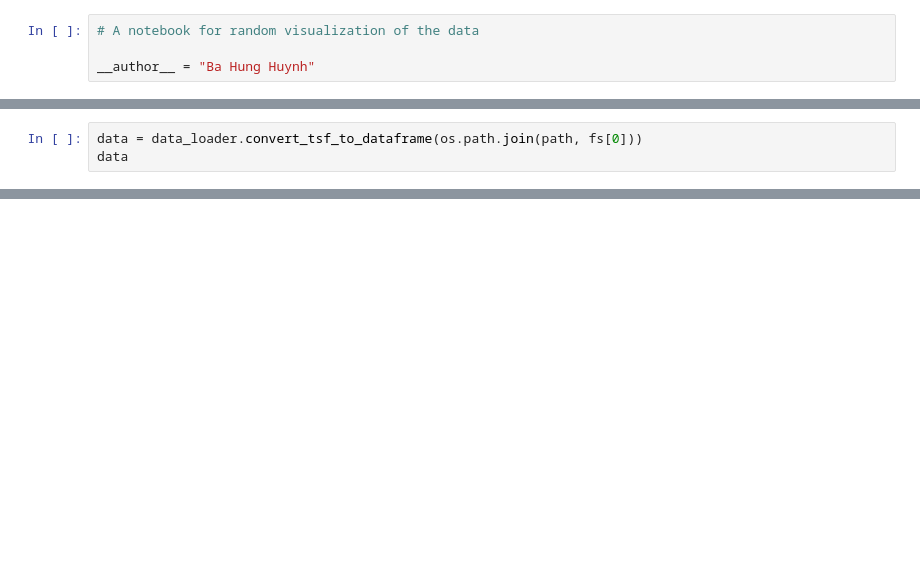
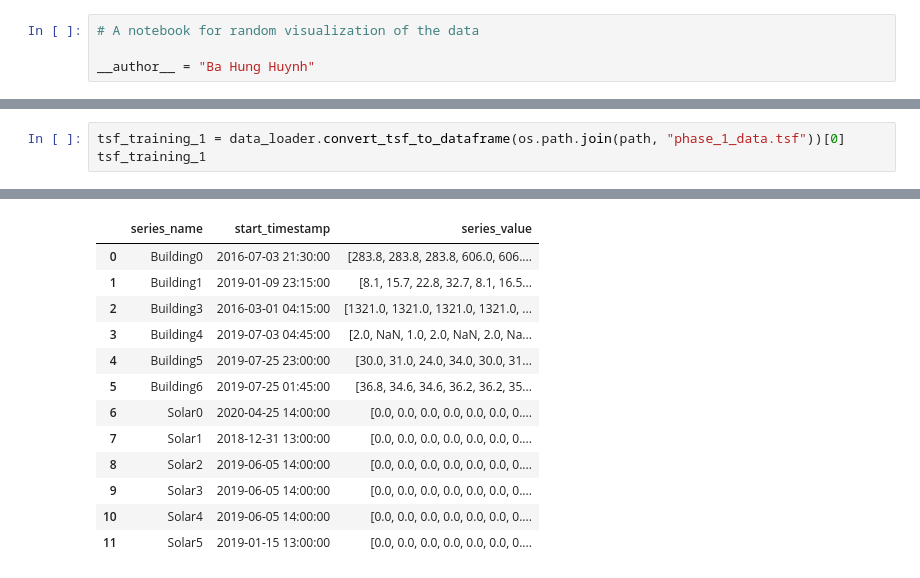
Before and after one commit to hbhungg/tinygrid, a Jupyter notebook: visualize_notebook.ipynb, the cells around one changed output, grey strips where cells are left out. Drawn from its saved outputs; the diff is of its cells as text; blank space fills up the shorter version.

```diff
--- a/visualize_notebook.ipynb
+++ b/visualize_notebook.ipynb
@@ -30,6 +30,6 @@ fs
  'phase2_instance_small_4.txt',
  'ERA5_Weather_Data_Monash.csv']
 # %%
-data = data_loader.convert_tsf_to_dataframe(os.path.join(path, fs[0]))
-data
+tsf_training_1 = data_loader.convert_tsf_to_dataframe(os.path.join(path, "phase_1_data.tsf"))[0]
+tsf_training_1
 # %% [output]
@@ -53,3 +36,16 @@ data
+|  | series_name | start_timestamp | series_value |
+| 0 | Building0 | 2016-07-03 21:30:00 | [283.8, 283.8, 283.8, 606.0, 606.... |
+| 1 | Building1 | 2019-01-09 23:15:00 | [8.1, 15.7, 22.8, 32.7, 8.1, 16.5... |
+| 2 | Building3 | 2016-03-01 04:15:00 | [1321.0, 1321.0, 1321.0, 1321.0, ... |
+| 3 | Building4 | 2019-07-03 04:45:00 | [2.0, NaN, 1.0, 2.0, NaN, 2.0, Na... |
+| 4 | Building5 | 2019-07-25 23:00:00 | [30.0, 31.0, 24.0, 34.0, 30.0, 31... |
+| 5 | Building6 | 2019-07-25 01:45:00 | [36.8, 34.6, 34.6, 36.2, 36.2, 35... |
+| 6 | Solar0 | 2020-04-25 14:00:00 | [0.0, 0.0, 0.0, 0.0, 0.0, 0.0, 0.... |
+| 7 | Solar1 | 2018-12-31 13:00:00 | [0.0, 0.0, 0.0, 0.0, 0.0, 0.0, 0.... |
+| 8 | Solar2 | 2019-06-05 14:00:00 | [0.0, 0.0, 0.0, 0.0, 0.0, 0.0, 0.... |
+| 9 | Solar3 | 2019-06-05 14:00:00 | [0.0, 0.0, 0.0, 0.0, 0.0, 0.0, 0.... |
+| 10 | Solar4 | 2019-06-05 14:00:00 | [0.0, 0.0, 0.0, 0.0, 0.0, 0.0, 0.... |
+| 11 | Solar5 | 2019-01-15 13:00:00 | [0.0, 0.0, 0.0, 0.0, 0.0, 0.0, 0.... |
 # %%
 import matplotlib.pyplot as plt
 
```
Also changed, not shown: parts of 13 cells of this notebook, 1 other file.
